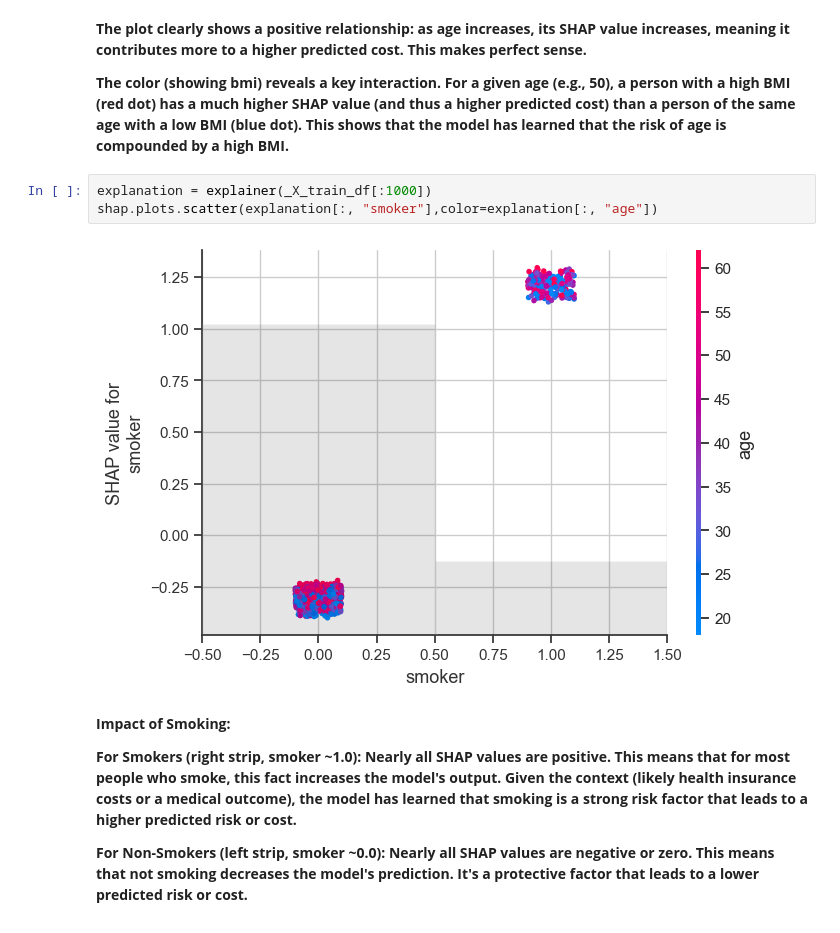
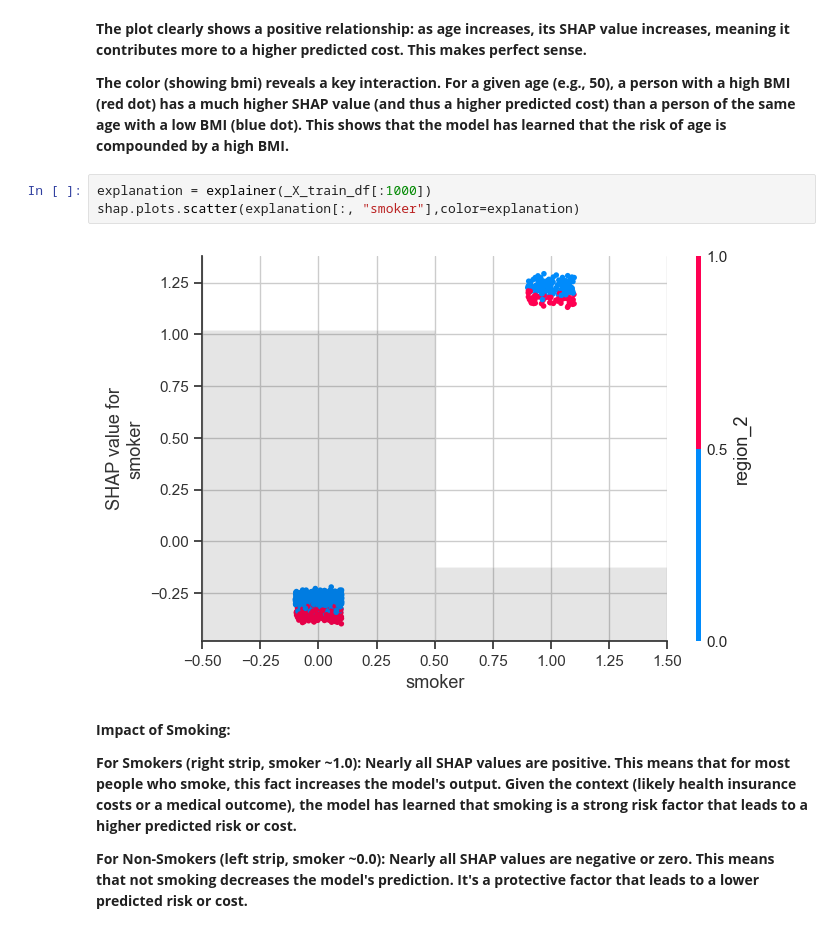
Before and after one commit to TemeBirhanu/insurance-cost, a Jupyter notebook: notebk.ipynb, the cells around one changed output. Drawn from its saved outputs; the diff is of its cells as text.

```diff
--- a/notebk.ipynb
+++ b/notebk.ipynb
@@ -909,9 +909,9 @@ shap.plots.scatter(explanation[:, "age"], color=explanation)
 **The color (showing bmi) reveals a key interaction. For a given age (e.g., 50), a person with a high BMI (red dot) has a much higher SHAP value (and thus a higher predicted cost) than a person of the same age with a low BMI (blue dot). This shows that the model has learned that the risk of age is compounded by a high BMI.**
 # %%
 explanation = explainer(_X_train_df[:1000])
-shap.plots.scatter(explanation[:, "smoker"],color=explanation[:, "age"])
+shap.plots.scatter(explanation[:, "smoker"],color=explanation)
 # %% [output]
-[figure, old version]
+[figure, new version]
 # %% [markdown]
 **Impact of Smoking:**
 
```
Also changed, not shown: parts of 13 cells of this notebook.
